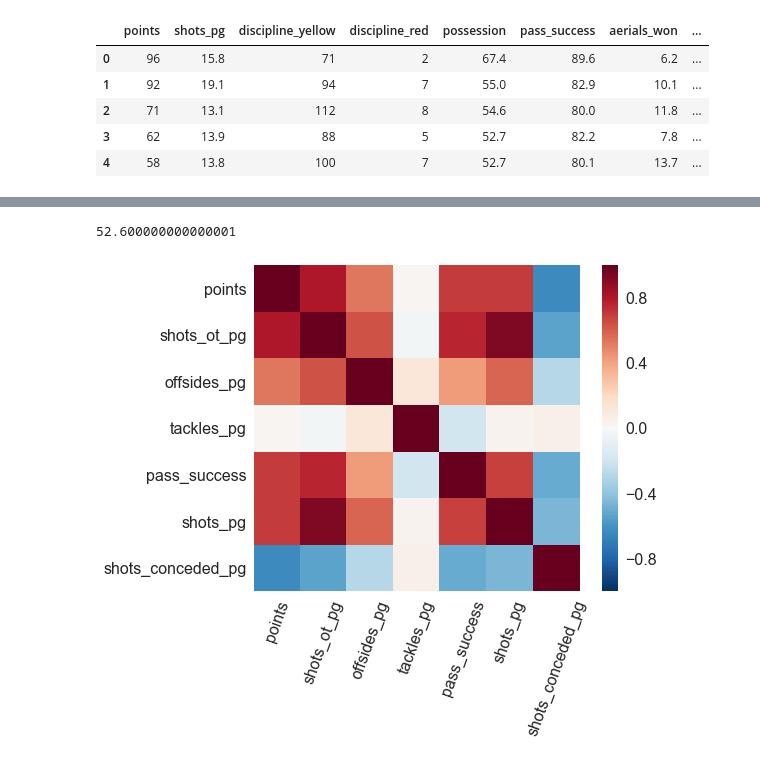
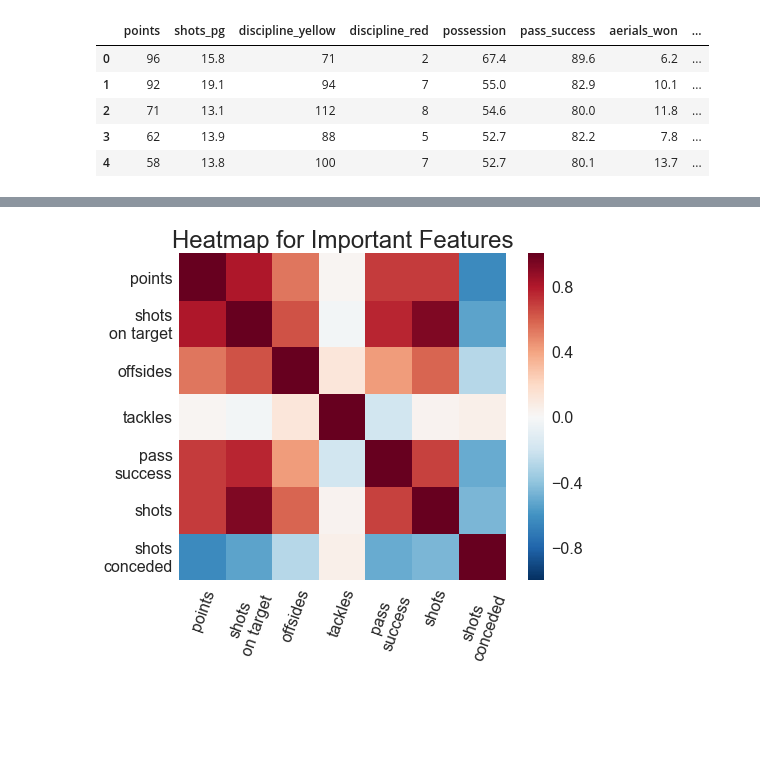
Before and after one commit to TRobertJackson/Data-Science-Projects, a Jupyter notebook: Soccer Game Prediction/Soccer Game Prediction_points.ipynb, the cells around one changed output, grey strips where cells are left out. Cells and saved outputs as stored; diff of their text form; code cells hidden in the pictures; blank space fills up the shorter version.

```diff
--- a/Soccer Game Prediction/Soccer Game Prediction_points.ipynb
+++ b/Soccer Game Prediction/Soccer Game Prediction_points.ipynb
@@ -242,5 +202,5 @@ pickle.dump(Points_vs_Statistics, open('data/Points_vs_Statistics.p', 'wb'))
 # %%
-Points_Statistics_df = pickle.load(open('data/Points_vs_Statistics.p', 'rb'))
+Points_Statistics_df = pickle.load(open('data/Points_Statistics_df.p', 'rb'))
 # %%
 Points_Statistics_df = Points_Statistics_df.drop(['team', 'season'], axis = 1)
 # %%
@@ -286,0 +217,8 @@ Points_Statistics_df.corr().sort_values('points')
+# %%
+columns = Points_Statistics_df.columns
+X = Points_Statistics_df.drop(['points'], axis = 1)
+y = Points_Statistics_df[['points']]
+scaler = preprocessing.StandardScaler().fit(X)
+X_scaled = pd.DataFrame(scaler.transform(X))
+Points_Statistics_df = pd.concat([y, X_scaled], axis=1)
+Points_Statistics_df.columns = columns
@@ -611,3 +371,0 @@ print(fit.coef_)
-# %%
-rc={'axes.labelsize': 16, 'font.size': 16, 'legend.fontsize': 24.0, 'axes.titlesize': 24, 'xtick.labelsize': 16, 'ytick.labelsize': 16}
-sns.set(rc = rc)
@@ -718,14 +577,10 @@ coefficient_scaled
-# %%
-fit_scaled.intercept_
-# %% [output]
-52.600000000000001
 # %%
 #plot heatmap for important features
-fig4, ax4 = plt.subplots()
-fig4.set_size_inches(8,6)
-sns.heatmap(Points_Statistics_df[['points', 'shots_ot_pg', 'offsides_pg', 'tackles_pg','pass_success', 'shots_pg', 'shots_conceded_pg']].corr(),square=True);
+fig3, ax3 = plt.subplots(figsize = (8,6))
+sns.heatmap(Points_Statistics_df[['points', 'shots_ot_pg', 'offsides_pg', 'tackles_pg','pass_success', 'shots_pg', 'shots_conceded_pg']].corr(),square=True, ax = ax3);
 plt.xticks(rotation=70);
-ax.set_yticklabels(['shots\nconceded', 'shots', 'pass\nsuccess', 'tackles', 'offsides', 'shots\non target', 'points']);
-ax.set_xticklabels(['points', 'shots\non target', 'offsides', 'tackles','pass\nsuccess', 'shots', 'shots\nconceded']);
+ax3.set_yticklabels(['shots\nconceded', 'shots', 'pass\nsuccess', 'tackles', 'offsides', 'shots\non target', 'points']);
+ax3.set_xticklabels(['points', 'shots\non target', 'offsides', 'tackles','pass\nsuccess', 'shots', 'shots\nconceded'])
+ax3.set_title('Heatmap for Important Features');
 # %% [output]
-[figure, old version]
+[figure, new version]
```
Also changed, not shown: parts of 120 cells of this notebook, 2 other files.
